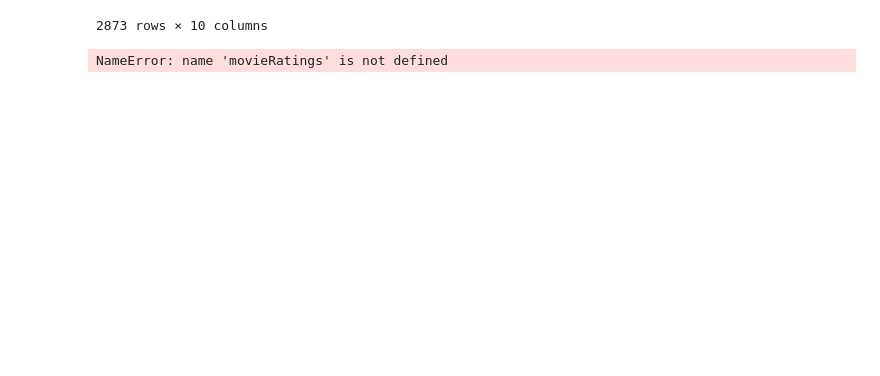
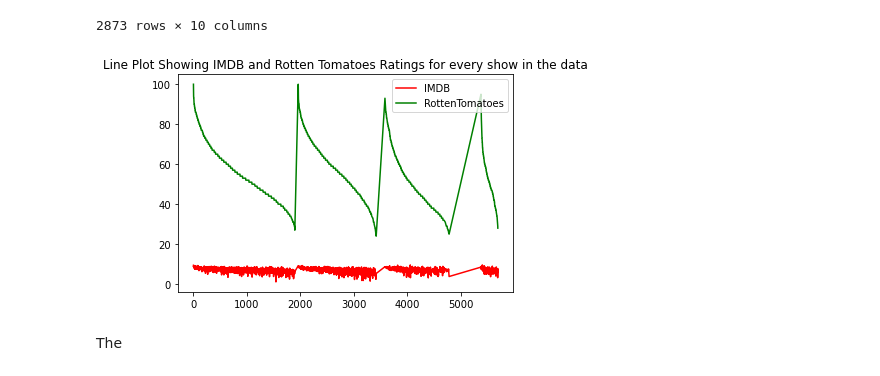
Before and after one commit to aregmi450/movie_analysis, a Jupyter notebook: movie.ipynb, the cells around one changed output. Saved outputs shown, nothing was run; the diff lists cells and outputs as text; code cells hidden in the pictures; blank space fills up the shorter version.

Commit message:
added visualization

```diff
--- a/movie.ipynb
+++ b/movie.ipynb
@@ -275,8 +275,13 @@ After2000
 | 5691 | Vampirina: Ghoul Girls Rock! | 2018 | 1 | 7.7 | 28 | 0 | 0 | 0 | 1 | 1 |
 2873 rows × 10 columns
 # %%
-#grouping movies by year
-movie_year_df = movieRatings.groupby('year')[['Title', 'Year', 'IMDb']].sum()
-movie_year_df
+
+#imdb rating plot
+a =movieRatings.IMDb
+b = movieRatings.RottenTomatoes;
+plt.plot(a, color='r', label='IMDB');
+plt.plot(b, color='g',label='RottenTomatoes');
+plt.title('Line Plot Showing IMDB and Rotten Tomatoes Ratings for every show in the data');
+plt.legend();
 # %% [output]
-NameError: name 'movieRatings' is not defined
+[figure, added]
@@ -285,0 +288,2 @@ movieRatings.IMDb.plot()
+# %% [markdown]
+The
```
Also changed, not shown: parts of 1 cell of this notebook, 1 other file.
